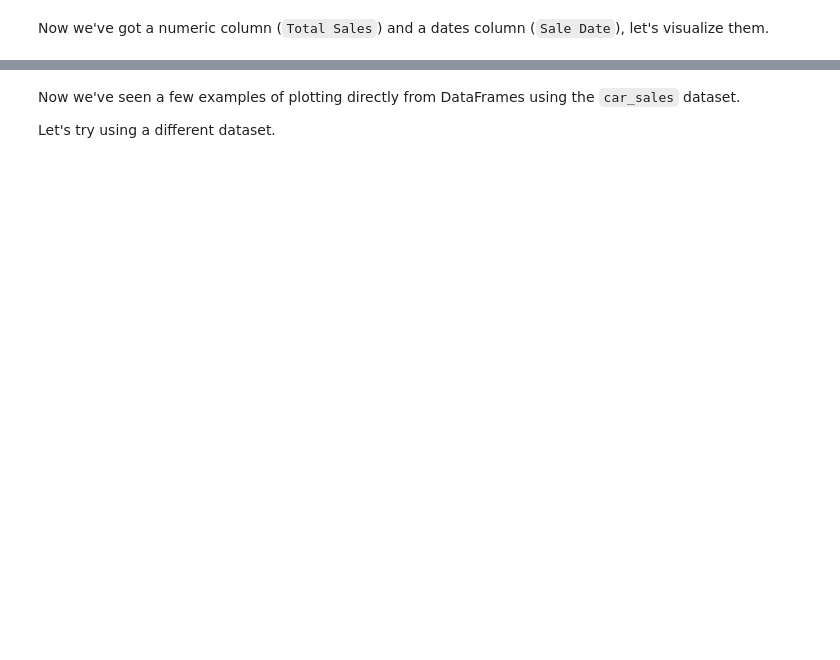
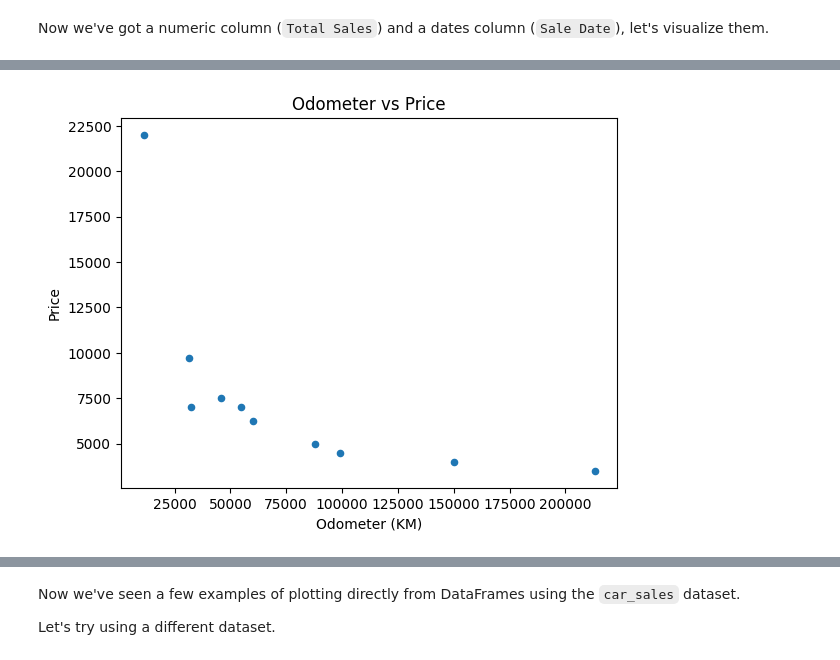
Before and after one commit to vivekkumar2909/Data-Science-and-Machine-Learning, a Jupyter notebook: matplotlib-exercises.ipynb, the cells around one changed output, grey strips where cells are left out. Saved outputs shown, nothing was run; the diff lists cells and outputs as text; code cells hidden in the pictures; blank space fills up the shorter version.

```diff
--- a/matplotlib-exercises.ipynb
+++ b/matplotlib-exercises.ipynb
@@ -349,7 +387,19 @@ Now we've got a numeric column (`Total Sales`) and a dates column (`Sale Date`),
 # %%
 # Convert the 'Price' column to the integers
-
+car_sales['Price'] = car_sales['Price'].astype(int)
 
 # Create a scatter plot of the 'Odometer (KM)' and 'Price' column using the plot() function
+car_sales.plot(
+    x='Odometer (KM)',
+    y='Price',
+    kind='scatter',
+    title='Odometer vs Price'
+)
+
+plt.xlabel('Odometer (KM)')
+plt.ylabel('Price')
+plt.show()
+# %% [output]
+[figure, added]
 # %%
 # Create a NumPy array of random numbers of size (10, 4) and save it to X
```
Also changed, not shown: parts of 23 cells of this notebook, 1 other file.
